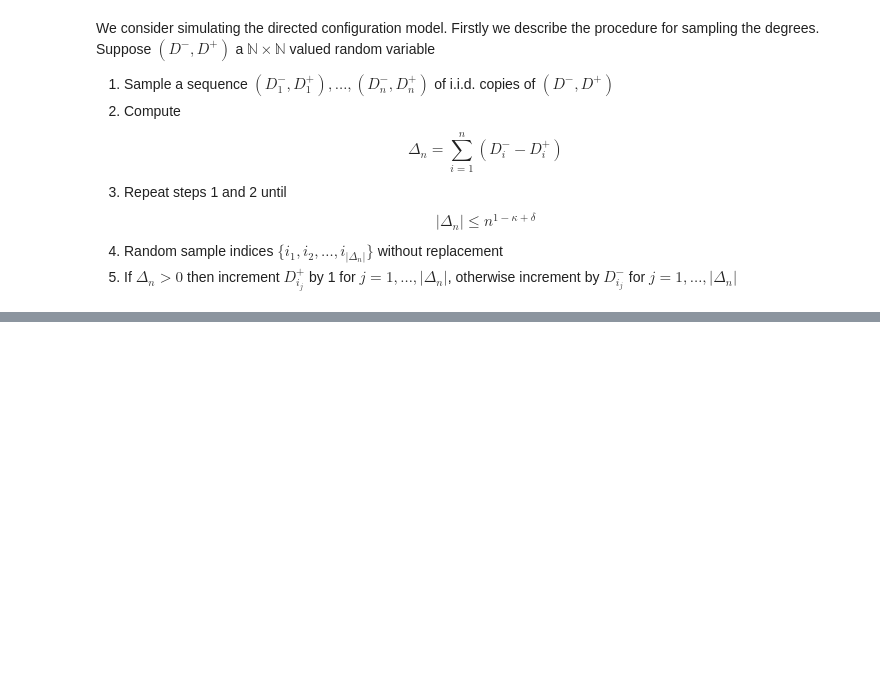
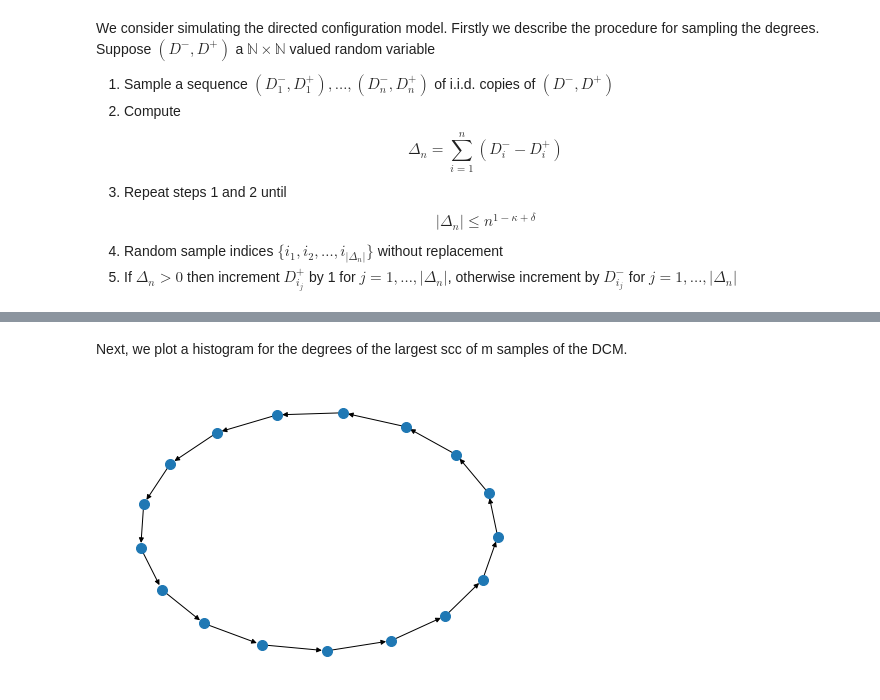
Before and after one commit to zhenengxie/directed_configuration_model, a Jupyter notebook: Directed Configuration Model Simulation.ipynb, the cells around one changed output, grey strips where cells are left out. Cells and saved outputs as stored; diff of their text form; code cells hidden in the pictures; blank space fills up the shorter version.

```diff
--- a/Directed Configuration Model Simulation.ipynb
+++ b/Directed Configuration Model Simulation.ipynb
@@ -34,0 +169,18 @@ def dcm(degree_sequence):
+# %% [markdown]
+Next, we plot a histogram for the degrees of the largest scc of m samples of the DCM.
+# %%
+n = 1000000
+
+degree_generator = poisson_positive_corr
+
+in_degrees, out_degrees = sample_degree_sequence(degree_generator, n)
+G = nx.directed_configuration_model(in_degrees, out_degrees)
+
+# finding the largest scc
+
+scc_list = nx.strongly_connected_components(G)
+vertices = max(scc_list, key=len)
+
+nx.draw_kamada_kawai(G.subgraph(vertices), node_size=100)
+# %% [output]
+[figure, added]
```
Also changed, not shown: parts of 8 cells of this notebook.
